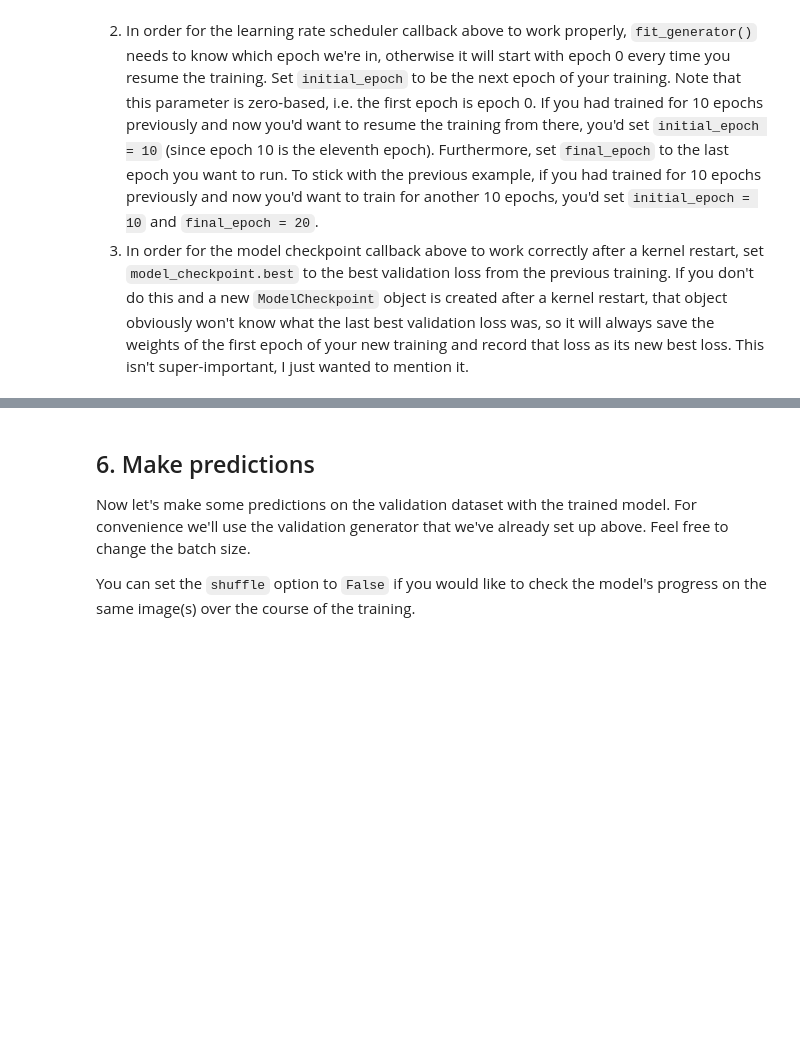
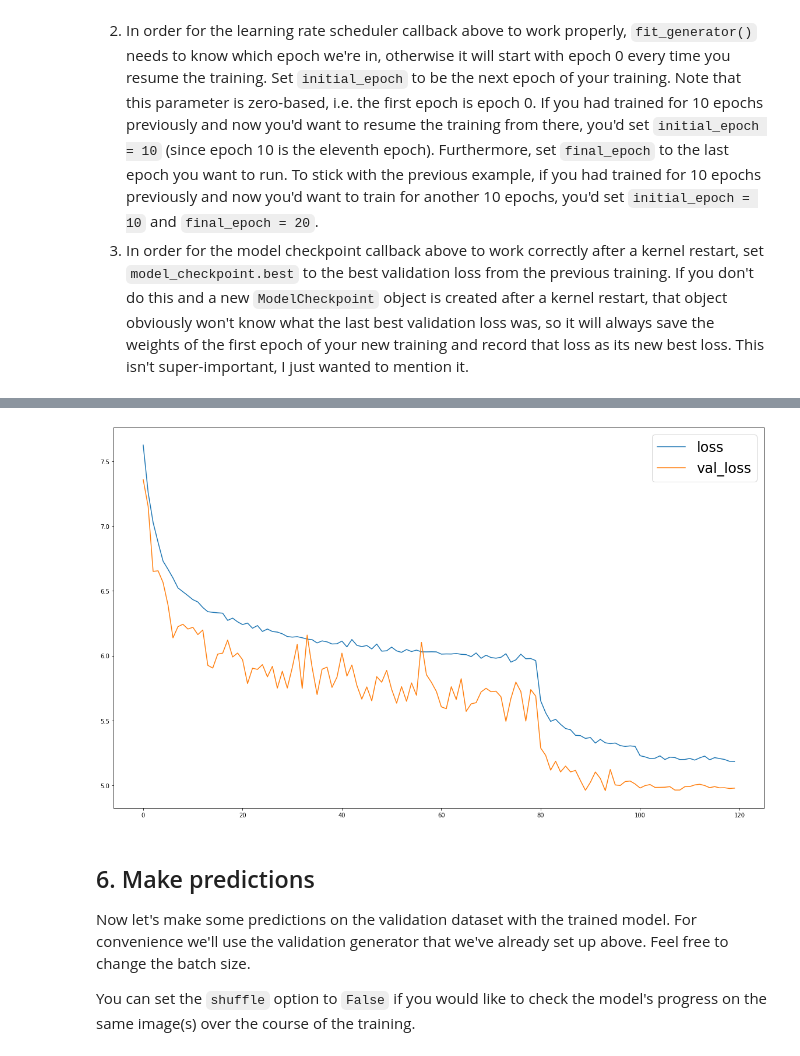
Before and after one commit to vietanhdev/blazeface_keras, a Jupyter notebook: ssd300_training.ipynb, the cells around one changed output, grey strips where cells are left out. Drawn from its saved outputs; the diff is of its cells as text; code cells hidden in the pictures; blank space fills up the shorter version.

Commit message:
Add training log - SSD300

```diff
--- a/ssd300_training.ipynb
+++ b/ssd300_training.ipynb
@@ -121,7 +121,7 @@ model.load_weights(weights_path, by_name=True)
 #    If you want to follow the original Caffe implementation, use the preset SGD
 #    optimizer, otherwise I'd recommend the commented-out Adam optimizer.
 
-adam = Adam(lr=0.001, beta_1=0.9, beta_2=0.999, epsilon=1e-08, decay=0.0)
+adam = Adam(0.01)
 #sgd = SGD(lr=0.001, momentum=0.9, decay=0.0, nesterov=False)
 
 ssd_loss = SSDLoss(neg_pos_ratio=3, alpha=1.0)
@@ -173,8 +173,8 @@ In order to train the model on a dataset other than Pascal VOC, either choose `D
 # Optional: If you have enough memory, consider loading the images into memory for the reasons explained above.
 # Set hdf5_dataset_path to None to recreate the datasets
 
-train_dataset = DataGenerator(load_images_into_memory=False, hdf5_dataset_path='dataset_pascal_voc_07+12_trainval.h5')
-val_dataset = DataGenerator(load_images_into_memory=False, hdf5_dataset_path='dataset_pascal_voc_07_test.h5')
+train_dataset = DataGenerator(load_images_into_memory=True, hdf5_dataset_path='dataset_pascal_voc_07+12_trainval.h5')
+val_dataset = DataGenerator(load_images_into_memory=True, hdf5_dataset_path='dataset_pascal_voc_07_test.h5')
 
 # 2: Parse the image and label lists for the training and validation datasets. This can take a while.
 
@@ -226,10 +226,10 @@ classes = ['background',
 #                       exclude_difficult=True,
 #                       ret=False)
 
-# # Optional: Convert the dataset into an HDF5 dataset. This will require more disk space, but will
-# # speed up the training. Doing this is not relevant in case you activated the `load_images_into_memory`
-# # option in the constructor, because in that cas the images are in memory already anyway. If you don't
-# # want to create HDF5 datasets, comment out the subsequent two function calls.
+# Optional: Convert the dataset into an HDF5 dataset. This will require more disk space, but will
+# speed up the training. Doing this is not relevant in case you activated the `load_images_into_memory`
+# option in the constructor, because in that cas the images are in memory already anyway. If you don't
+# want to create HDF5 datasets, comment out the subsequent two function calls.
 
 # train_dataset.create_hdf5_dataset(file_path='dataset_pascal_voc_07+12_trainval.h5',
 #                                   resize=False,
@@ -343,14 +333,10 @@ csv_logger = CSVLogger(filename='ssd300_pascal_07+12_training_log.csv',
                        separator=',',
                        append=True)
 
-learning_rate_scheduler = LearningRateScheduler(schedule=lr_schedule,
-                                                verbose=1)
-
 terminate_on_nan = TerminateOnNaN()
 
 callbacks = [model_checkpoint,
              csv_logger,
-             learning_rate_scheduler,
              terminate_on_nan]
 # %% [markdown]
 ## 5. Train
@@ -381,3 +381,10 @@ Epoch 00001: LearningRateScheduler setting learning rate to 0.001.
+# %%
+plt.figure(figsize=(20,12))
+plt.plot(history.history['loss'], label='loss')
+plt.plot(history.history['val_loss'], label='val_loss')
+plt.legend(loc='upper right', prop={'size': 24});
+# %% [output]
+[figure, added]
 # %% [markdown]
 ## 6. Make predictions
 
```
Also changed, not shown: parts of 3 cells of this notebook, 1 other file.
